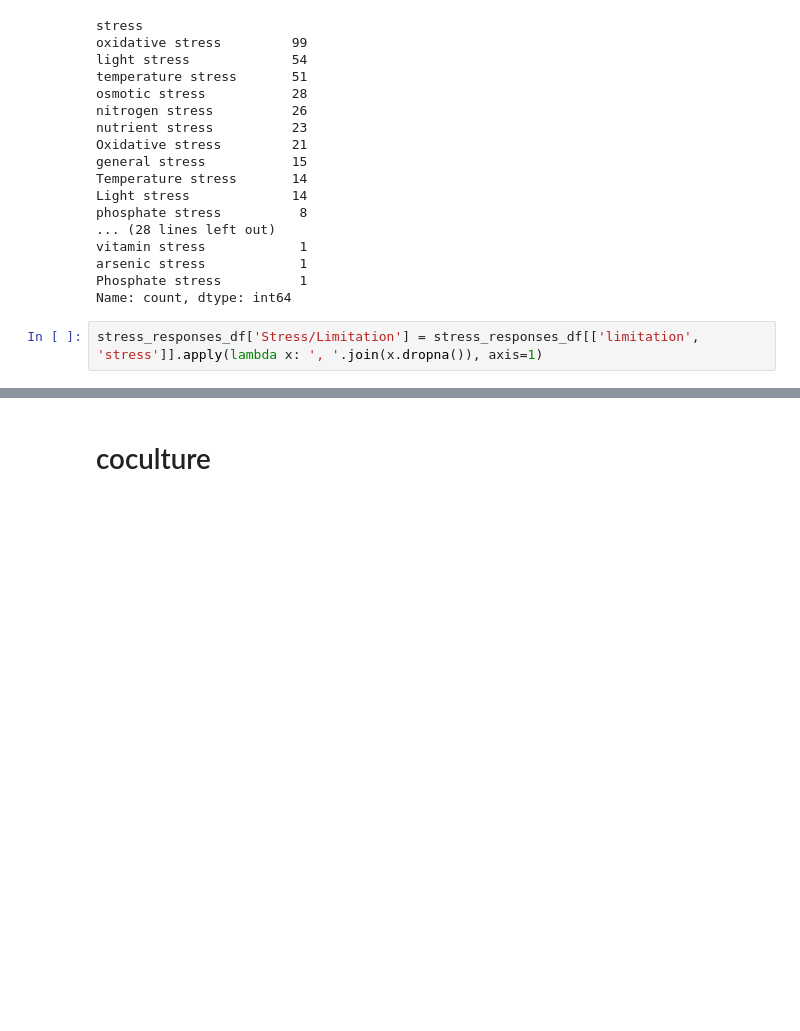
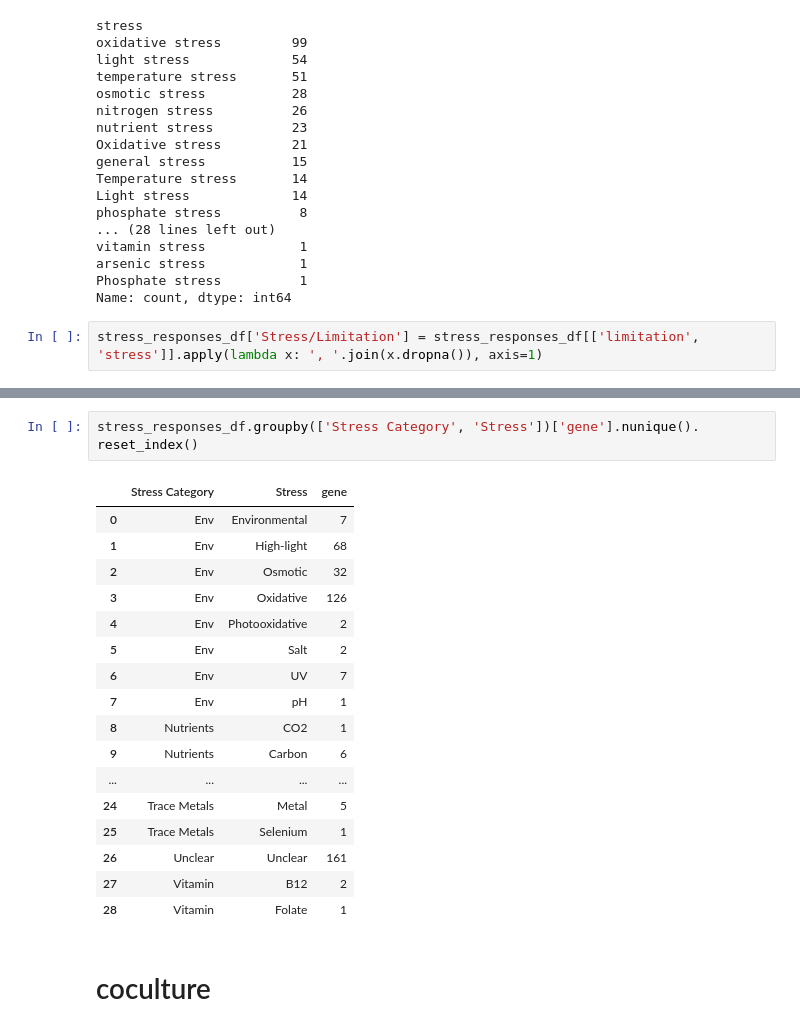
Before and after one commit to wosnat/llm_gene_expression, a Jupyter notebook: Review Paper 1 - single prompt/single prompt display.ipynb, the cells around one changed output, grey strips where cells are left out. Saved outputs shown, nothing was run; the diff lists cells and outputs as text; blank space fills up the shorter version.

```diff
--- a/Review Paper 1 - single prompt/single prompt display.ipynb
+++ b/Review Paper 1 - single prompt/single prompt display.ipynb
@@ -990,3 +997,23 @@ sns.catplot(
+# %%
+stress_responses_df.groupby(['Stress Category', 'Stress'])['gene'].nunique(). reset_index()
+# %% [output]
+|  | Stress Category | Stress | gene |
+| 0 | Env | Environmental | 7 |
+| 1 | Env | High-light | 68 |
+| 2 | Env | Osmotic | 32 |
+| 3 | Env | Oxidative | 126 |
+| 4 | Env | Photooxidative | 2 |
+| 5 | Env | Salt | 2 |
+| 6 | Env | UV | 7 |
+| 7 | Env | pH | 1 |
+| 8 | Nutrients | CO2 | 1 |
+| 9 | Nutrients | Carbon | 6 |
+| ... | ... | ... | ... |
+| 24 | Trace Metals | Metal | 5 |
+| 25 | Trace Metals | Selenium | 1 |
+| 26 | Unclear | Unclear | 161 |
+| 27 | Vitamin | B12 | 2 |
+| 28 | Vitamin | Folate | 1 |
 # %% [markdown]
 # coculture
 # %%
```
Also changed, not shown: parts of 15 cells of this notebook, 2 other files.
